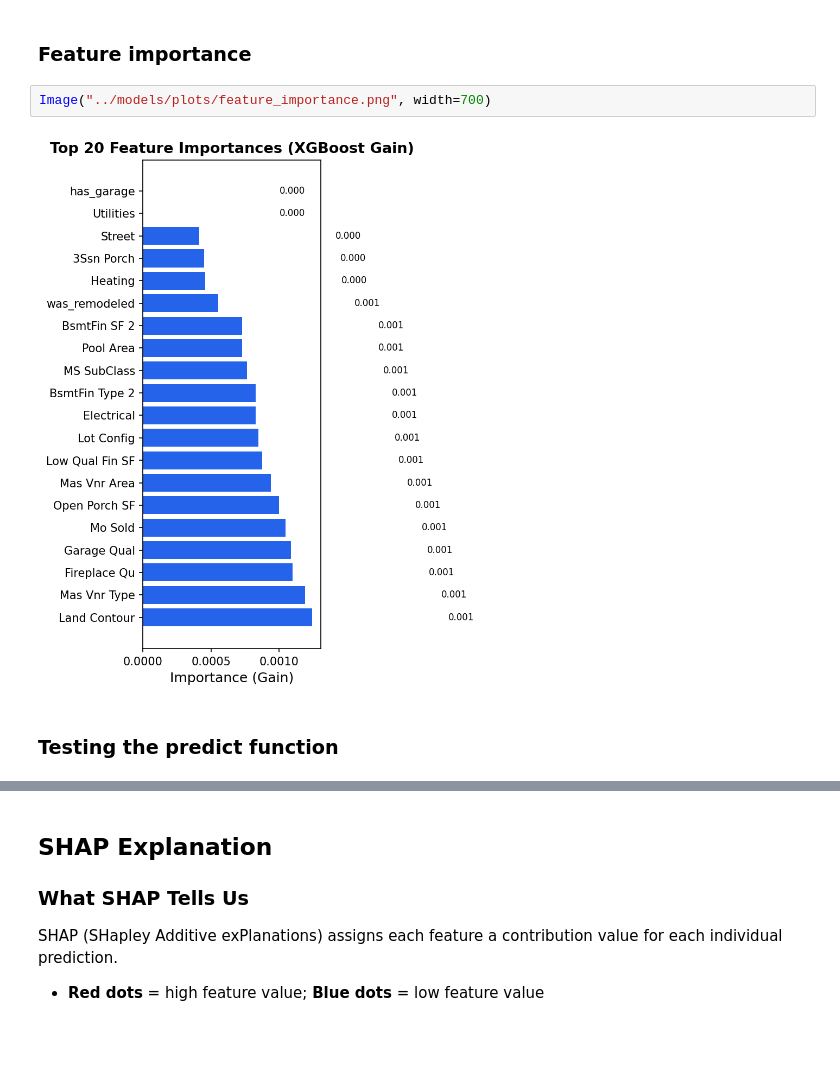
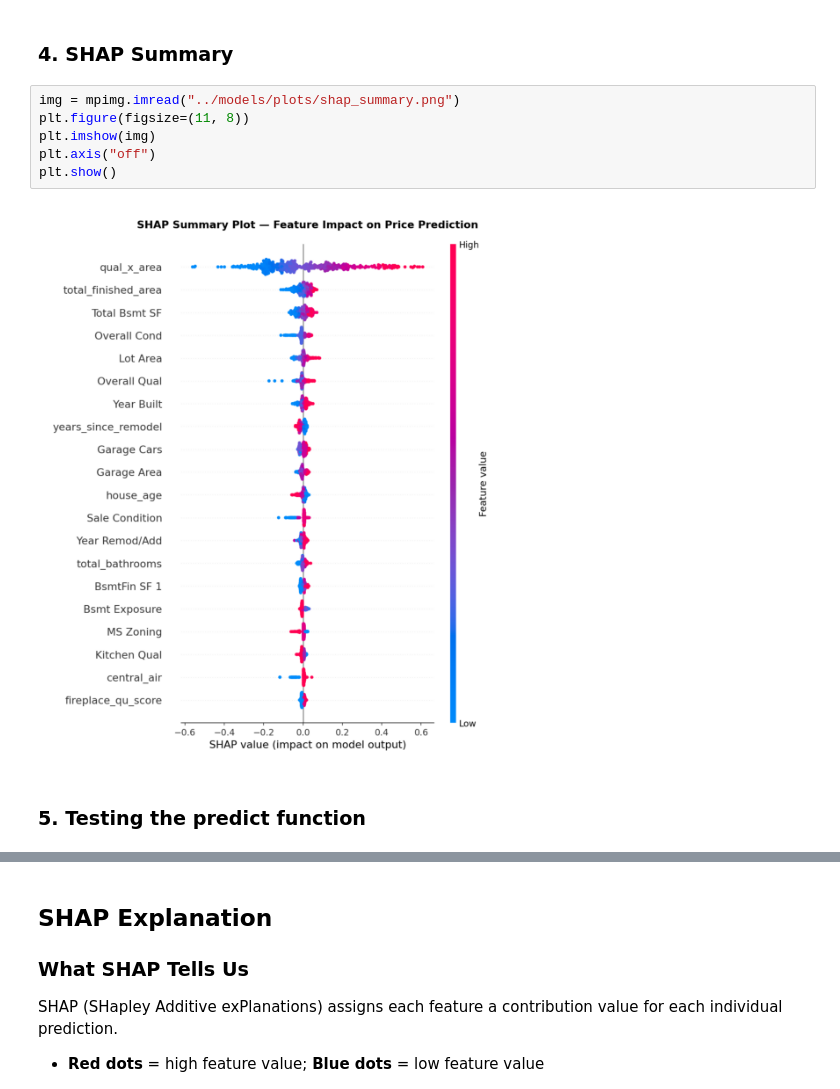
Before and after one commit to smebad/realtyiq, a Jupyter notebook: notebooks/03_model_training.ipynb, the cells around one changed output, grey strips where cells are left out. Drawn from its saved outputs; the diff is of its cells as text; blank space fills up the shorter version.

```diff
--- a/notebooks/03_model_training.ipynb
+++ b/notebooks/03_model_training.ipynb
@@ -99,11 +92,15 @@ Image("../models/plots/actual_vs_predicted.png", width=700)
 # %% [markdown]
-### Feature importance
+### 4. SHAP Summary
 # %%
-Image("../models/plots/feature_importance.png", width=700)
+img = mpimg.imread("../models/plots/shap_summary.png")
+plt.figure(figsize=(11, 8))
+plt.imshow(img)
+plt.axis("off")
+plt.show()
 # %% [output]
-[figure, old version]
+[figure, new version]
 # %% [markdown]
-### Testing the predict function
+### 5. Testing the predict function
 # %%
 from src.ml.predict import predict_price
 
```
Also changed, not shown: parts of 7 cells of this notebook.
